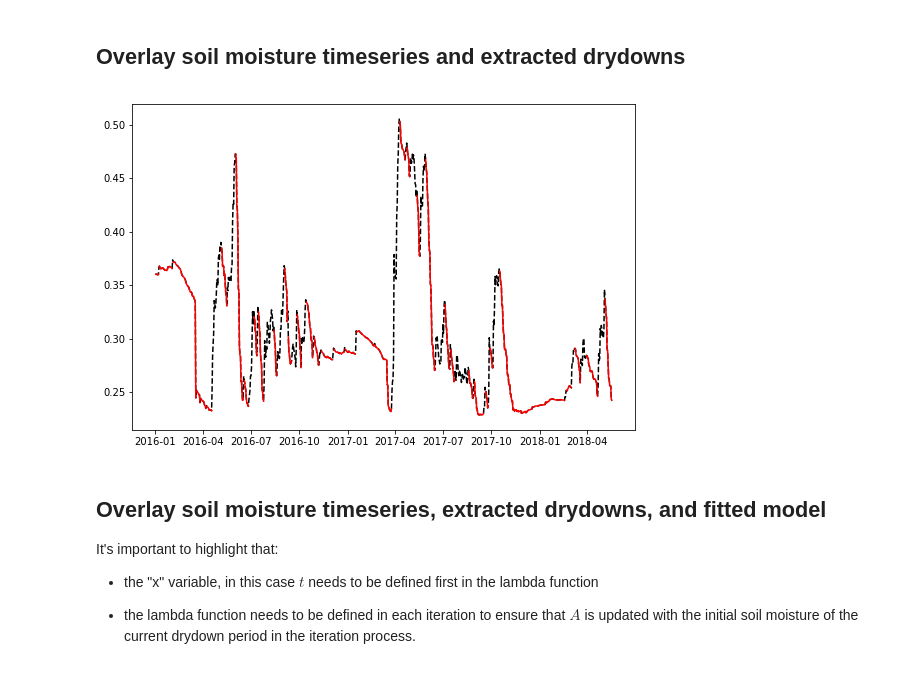
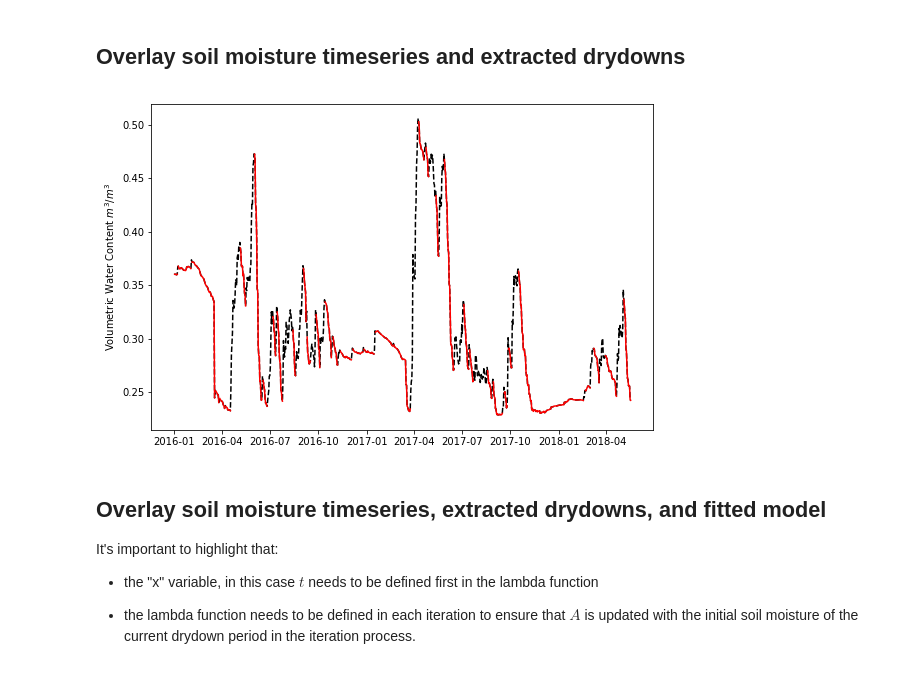
Before and after one commit to andres-patrignani/pynotes, a Jupyter notebook: notebooks/drydowns_from_timeseries.ipynb, the cells around one changed output. Saved outputs shown, nothing was run; the diff lists cells and outputs as text; code cells hidden in the pictures.

```diff
--- a/notebooks/drydowns_from_timeseries.ipynb
+++ b/notebooks/drydowns_from_timeseries.ipynb
@@ -171,13 +167,14 @@ pprint(drydowns_clean[0])
 # %%
 plt.figure(figsize=(9,6))
 plt.plot(data.date,data.rootzone,'--k')
 
 for i in range(len(drydowns_clean)):
     plt.plot(drydowns_clean[i]['date'],drydowns_clean[i]['rootzone'],'-r')
 
+plt.ylabel('Volumetric Water Content $m^3/m^3$')
 plt.show()
 # %% [output]
-[figure, old version]
+[figure, new version]
 # %% [markdown]
 ## Overlay soil moisture timeseries, extracted drydowns, and fitted model
 
```
Also changed, not shown: parts of 10 cells of this notebook, 6 other files.
